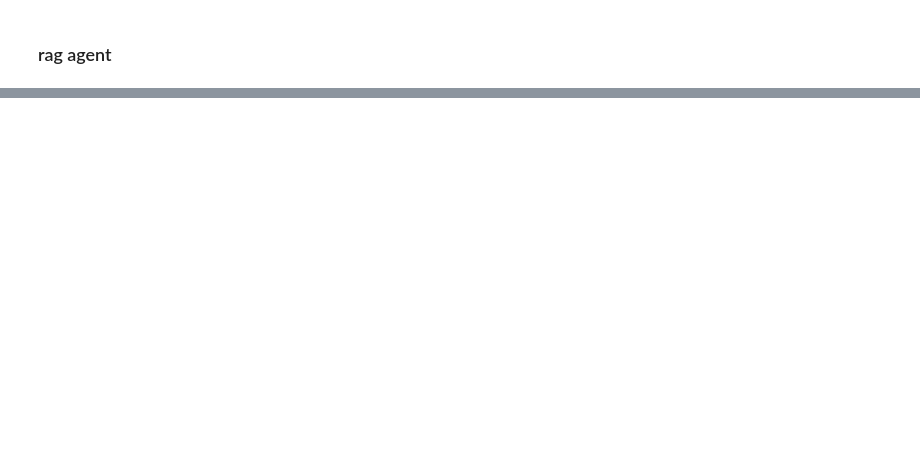
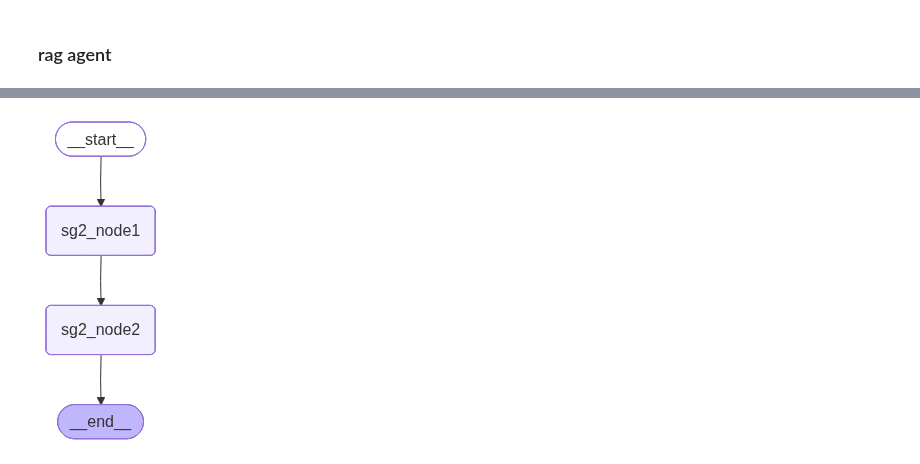
Before and after one commit to TheGEN1U5/DLventures, a Jupyter notebook: nlp/agentic/agentic_rag_ps/swarm_tut.ipynb, the cells around one changed output, grey strips where cells are left out. Drawn from its saved outputs; the diff is of its cells as text; code cells hidden in the pictures; blank space fills up the shorter version.

```diff
--- a/nlp/agentic/agentic_rag_ps/swarm_tut.ipynb
+++ b/nlp/agentic/agentic_rag_ps/swarm_tut.ipynb
@@ -701,0 +728,30 @@ def decide_next_agent_rag(RagAgentState) -> Literal
+# %%
+class Sg2State(TypedDict):
+    sg2_data: str
+    shared_data: str
+    next_sg: str
+
+def sg2_node1(state):
+    print(f"this is sg2 data: {state.get("sg2_data")}")
+    return state
+
+def sg2_node2(state):
+    choice = random.choice(["sg1", "sg3"])
+    print(f"want to go to {choice}")
+    return {
+            "sg2_data": "new sg2 data",
+            "shared_data": "new sg2 shared data",
+            "next_sg": choice
+        }
+
+sg2_builder = StateGraph(Sg2State)
+sg2_builder.add_node("sg2_node1", sg2_node1)
+sg2_builder.add_node("sg2_node2", sg2_node2)
+
+sg2_builder.add_edge(START, "sg2_node1")
+sg2_builder.add_edge("sg2_node1", "sg2_node2")
+sg2_builder.add_edge("sg2_node2", END)
+sg2 = sg2_builder.compile()
+display(Image(sg2.get_graph().draw_mermaid_png()))
+# %% [output]
+[figure, added]
```
Also changed, not shown: parts of 17 cells of this notebook.
